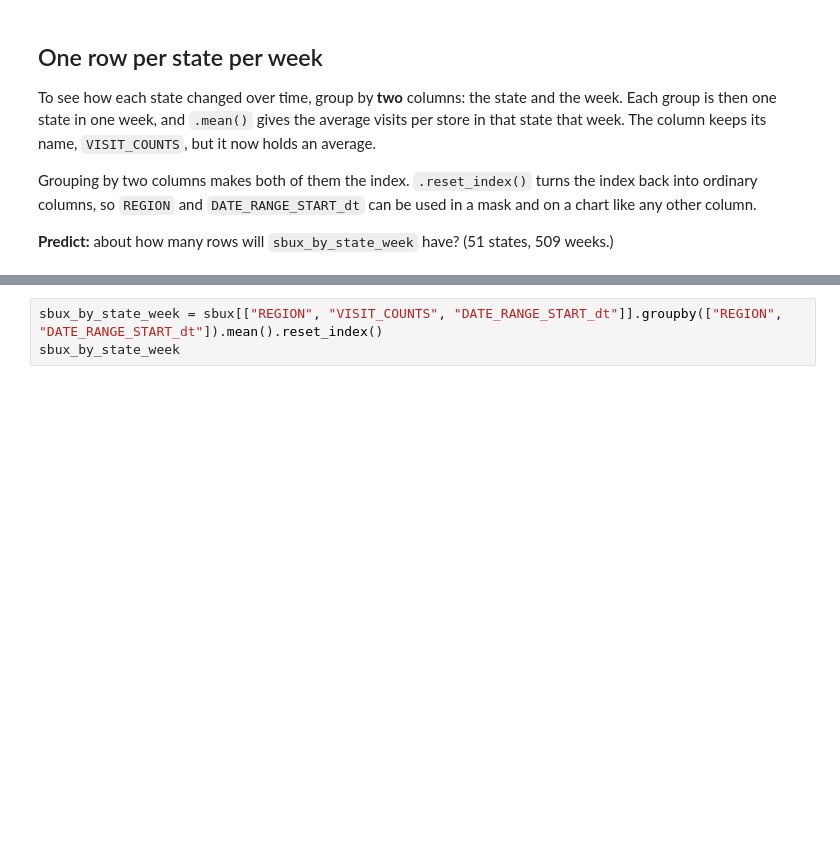
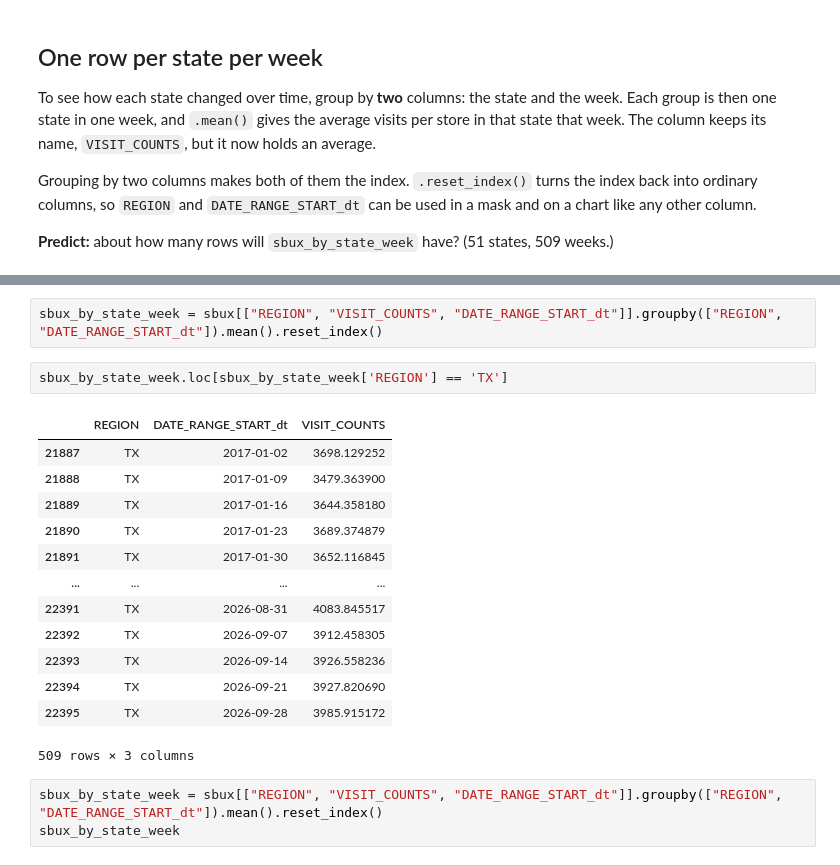
Before and after one commit to njhallman/acc380k-fall-2026, a Jupyter notebook: notebooks/notebook-09/12-30-section.ipynb, the cells around one changed output, grey strips where cells are left out. Drawn from its saved outputs; the diff is of its cells as text; blank space fills up the shorter version.

```diff
--- a/notebooks/notebook-09/12-30-section.ipynb
+++ b/notebooks/notebook-09/12-30-section.ipynb
@@ -593,3 +670,21 @@ Grouping by two columns makes both of them the index. `.reset_index()` turns the
+# %%
+sbux_by_state_week = sbux[["REGION", "VISIT_COUNTS", "DATE_RANGE_START_dt"]].groupby(["REGION", "DATE_RANGE_START_dt"]).mean().reset_index()
+# %%
+sbux_by_state_week.loc[sbux_by_state_week['REGION'] == 'TX']
+# %% [output]
+|  | REGION | DATE_RANGE_START_dt | VISIT_COUNTS |
+| 21887 | TX | 2017-01-02 | 3698.129252 |
+| 21888 | TX | 2017-01-09 | 3479.363900 |
+| 21889 | TX | 2017-01-16 | 3644.358180 |
+| 21890 | TX | 2017-01-23 | 3689.374879 |
+| 21891 | TX | 2017-01-30 | 3652.116845 |
+| ... | ... | ... | ... |
+| 22391 | TX | 2026-08-31 | 4083.845517 |
+| 22392 | TX | 2026-09-07 | 3912.458305 |
+| 22393 | TX | 2026-09-14 | 3926.558236 |
+| 22394 | TX | 2026-09-21 | 3927.820690 |
+| 22395 | TX | 2026-09-28 | 3985.915172 |
+509 rows × 3 columns
 # %%
 sbux_by_state_week = sbux[["REGION", "VISIT_COUNTS", "DATE_RANGE_START_dt"]].groupby(["REGION", "DATE_RANGE_START_dt"]).mean().reset_index()
 sbux_by_state_week
```
Also changed, not shown: parts of 9 cells of this notebook.
